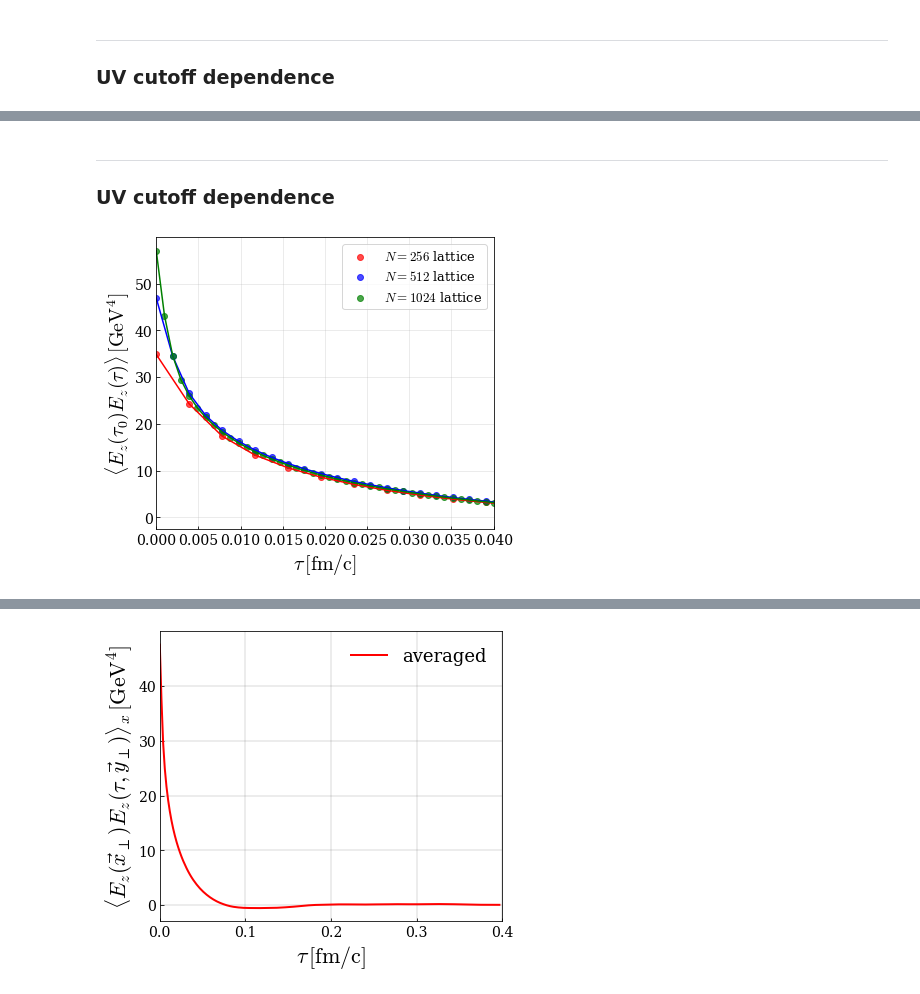
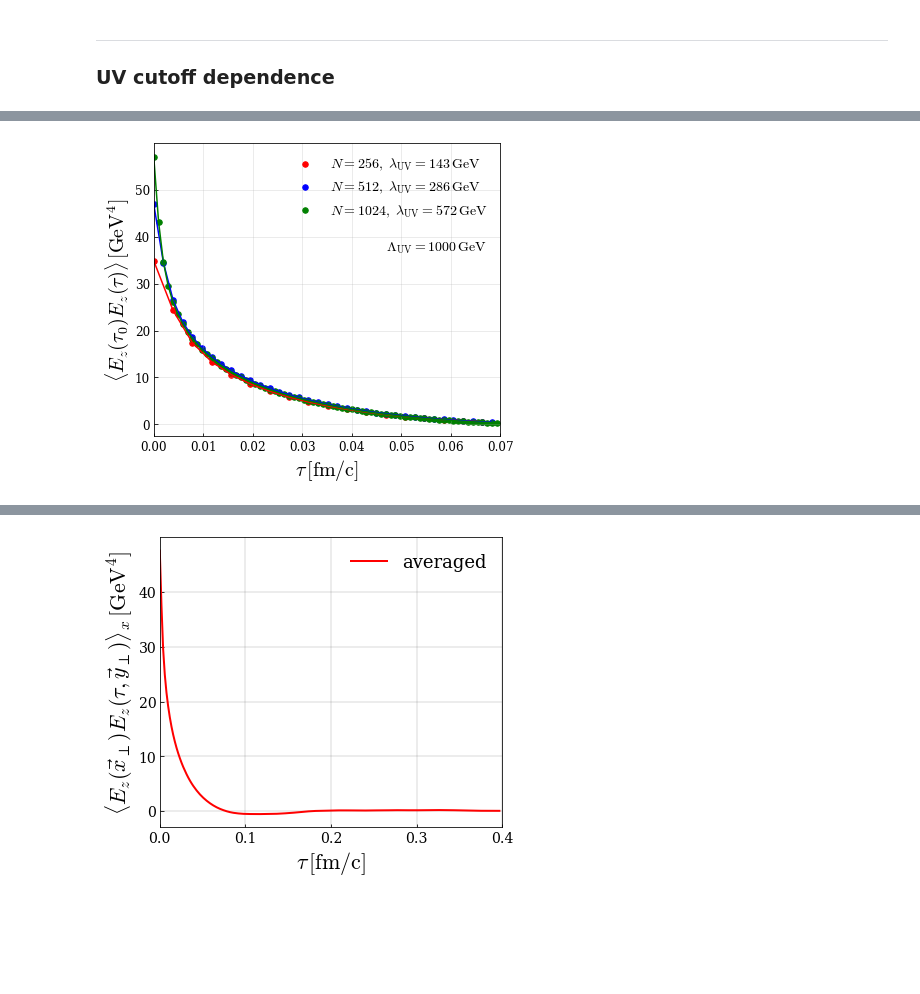
Before and after one commit to avramescudana/curraun, a Jupyter notebook: notebooks/field correlators/Electric and magnetic field correlators along eikonal jet trajectory.ipynb, the cells around one changed output, grey strips where cells are left out. Cells and saved outputs as stored; diff of their text form; code cells hidden in the pictures; blank space fills up the shorter version.

Commit message:
UV dependence of correlators under control, new extraction of effective l and E for Ez flux tubes.

```diff
--- a/notebooks/field correlators/Electric and magnetic field correlators along eikonal jet trajectory.ipynb
+++ b/notebooks/field correlators/Electric and magnetic field correlators along eikonal jet trajectory.ipynb
@@ -111,9 +116,9 @@ def simulate(ev, p):
     E0 = N / L * hbarc
     DT = 1.0 / DTS
     maxt = int((tau_max) / a) * DTS
-    tstart = int((tau_start) / a) * DTS
-    if tau_start == 0:
-        tstart += 1
+    tstart = int((tau_start) / a) * DTS + 1
+    # if tau_start == 0:
+    #     tstart += 1
 
     s = core.Simulation(N, DT, G)
     va = mv.wilson(s, mu= MU / E0, m= M / E0, uv= UV / E0, num_sheets= NS)
@@ -185,6 +192,6 @@ output = {
     "p": p,
 }
 # %%
-with open(f'eik_jet_el_mag_corr_1_ev_{flux_tube}_flux_tube_latest.pickle', 'wb') as f:
+with open(f'eik_jet_el_mag_corr_1_ev_{flux_tube}_flux_tube_final.pickle', 'wb') as f:
 # with open(f'eik_jet_el_mag_corr_1_ev_{flux_tube}_flux_tube.pickle', 'wb') as f:
     pickle.dump(output, f)
@@ -190,0 +380,11 @@ with open(f'eik_jet_el_mag_corr_1_ev_{flux_tube}_flux_tube_latest.pickle', 'wb')
+# %%
+tau_e = 1 / b
+print(f"Exponential time scale: {tau_e:.3f} fm/c")
+print(f"Value at exponential time scale: {exp_fit_tau(tau_e, a, b):.3f} GeV^4")
+tau_hm = np.log(2) / b
+print(f"Half maximum time scale: {tau_hm:.3f} fm/c")
+print(f"Value at half maximum: {exp_fit_tau(tau_hm, a, b):.3f} GeV^4")
+p = 0.9
+tau_p = -np.log(1-p) / b
+print(f"Percentage time scale (p={p}): {tau_p:.3f} fm/c")
+print(f"Value at percentage time scale: {exp_fit_tau(tau_p, a, b):.3f} GeV^4")
@@ -231,3 +602,0 @@ Lattice UV cutoff: 142.88 GeV
-# %% [markdown]
----
-### UV cutoff dependence
@@ -243,67 +614,61 @@ plt.rcParams['font.serif'] = ['DejaVu Serif']
 plt.rcParams['mathtext.fontset'] = 'cm'
 
 Ns = [256, 512, 1024]
+latticeUV_N = [round(Nval / L * hbarc * 2 * np.sqrt(2)) for Nval in Ns]
+# labels = [r'$N=256$', r'$N=512$', r'$N=1024$']
+labels = [
+    fr'$N={N},\ \lambda_{{\mathrm{{UV}}}}={uv}\,\mathrm{{GeV}}$'
+    for N, uv in zip(Ns, latticeUV_N)
+]
+
 colors = ['red', 'blue', 'green']
-labels = [r'$N=256$', r'$N=512$', r'$N=1024$']
-
-def exp_fit_tausq(tau, a, b):
-    return a * np.exp(-b * tau**2)
-
-def exp_fit_tau(tau, a, b):
-    return a * np.exp(-b * tau)
-
-def exp_fit_tausqrt(tau, a, b):
-    return a * np.exp(-b * np.sqrt(tau))
 
 plt.figure(figsize=(6, 5))
 plt.tick_params(axis='both', direction='in')
 
 for N_val, color, label in zip(Ns, colors, labels):
     fname = f"eik_jet_el_mag_corr_avg_lattice_UV_N_{N_val}.pickle"
     # fname = f"eik_jet_el_mag_corr_1_ev_{flux_tube}_flux_tube_N_{N_val}_UV_10.pickle"
     with open(fname, 'rb') as f:
         data = pickle.load(f)
     delta_tau = data['delta_tau']
     elcorr = data['elcorr']
 
     # Define the slice range
     if flux_tube == 1:
         delta_tau_1 = 0.00
         delta_tau_2 = 0.07
     else:
         delta_tau_1 = 0.00
         delta_tau_2 = 0.06
 
     mask = (delta_tau >= delta_tau_1) & (delta_tau <= delta_tau_2)
     delta_tau_slice = delta_tau[mask]
     elcorr_slice = elcorr[mask, 2]
 
-    # Perform the curve fitting
-    # if N_val == 256 or N_val == 512 or N_val == 1024:
-    # if N_val == 256:
-    # # if N_val == 2:
-    #     popt, pcov = curve_fit(exp_fit_tausq, delta_tau_slice, elcorr_slice)
-    #     fit_func = exp_fit_tausq(delta_tau_slice, *popt)
-    #     fit_label = f"{label} fit $a e^{{-b \\tau^2}}$\n$a={popt[0]:.3f}, b={popt[1]:.3f}$"
-    # else:
-    popt, pcov = curve_fit(exp_fit_tausqrt, delta_tau_slice, elcorr_slice)
-    fit_func = exp_fit_tausqrt(delta_tau_slice, *popt)
-    fit_label = f"{label} fit $a e^{{-b \\tau}}$\n$a={popt[0]:.3f}, b={popt[1]:.3f}$"
-
     plt.plot(delta_tau_slice, elcorr_slice, color=color, linestyle='-', linewidth=1.5)
-    plt.scatter(delta_tau_slice, elcorr_slice, color=color, label=f"{label} lattice", alpha=0.7)
-    # plt.plot(delta_tau_slice, fit_func, color=color, linestyle='--', label=fit_label)
+    plt.scatter(delta_tau_slice, elcorr_slice, color=color, label=label, s=30)
 
 plt.xlabel(r"$\tau\,\mathrm{[fm/c]}$", fontsize=20)
 plt.ylabel(r"$\langle E_z(\tau_0)E_z(\tau)\rangle\,\mathrm{[GeV^4]}$", fontsize=20)
-plt.legend(fontsize=13)
-plt.xticks(fontsize=14)
-plt.yticks(fontsize=14)
-# plt.xlim([delta_tau_1, delta_tau_2])
-plt.xlim([delta_tau_1, 0.04])
+plt.legend(fontsize=14, frameon=False)
+plt.xticks(fontsize=12)
+plt.yticks(fontsize=12)
+
+plt.xlim([delta_tau_1, delta_tau_2])
+# plt.xlim([delta_tau_1, 0.04])
+
+plt.text(
+    0.67, 0.62,
+    r'$\Lambda_{\mathrm{UV}}=1000\,\mathrm{GeV}$',
+    transform=plt.gca().transAxes,
+    fontsize=14,
+    verticalalignment='bottom'
+)
+
 plt.grid(alpha=0.3)
 plt.tight_layout()
-# plt.savefig(f'ezcorr_lightlike_fit_tube_{flux_tube}_UVscan.png', dpi=900, facecolor='w')
+plt.savefig(f'ezcorr_lightlike_flux_tube_1_lattice_UV_dep.png', dpi=900, facecolor='w')
 plt.show()
 # %% [output]
-[figure, old version]
+[figure, new version]
```
Also changed, not shown: parts of 30 cells of this notebook, 1 other file.
